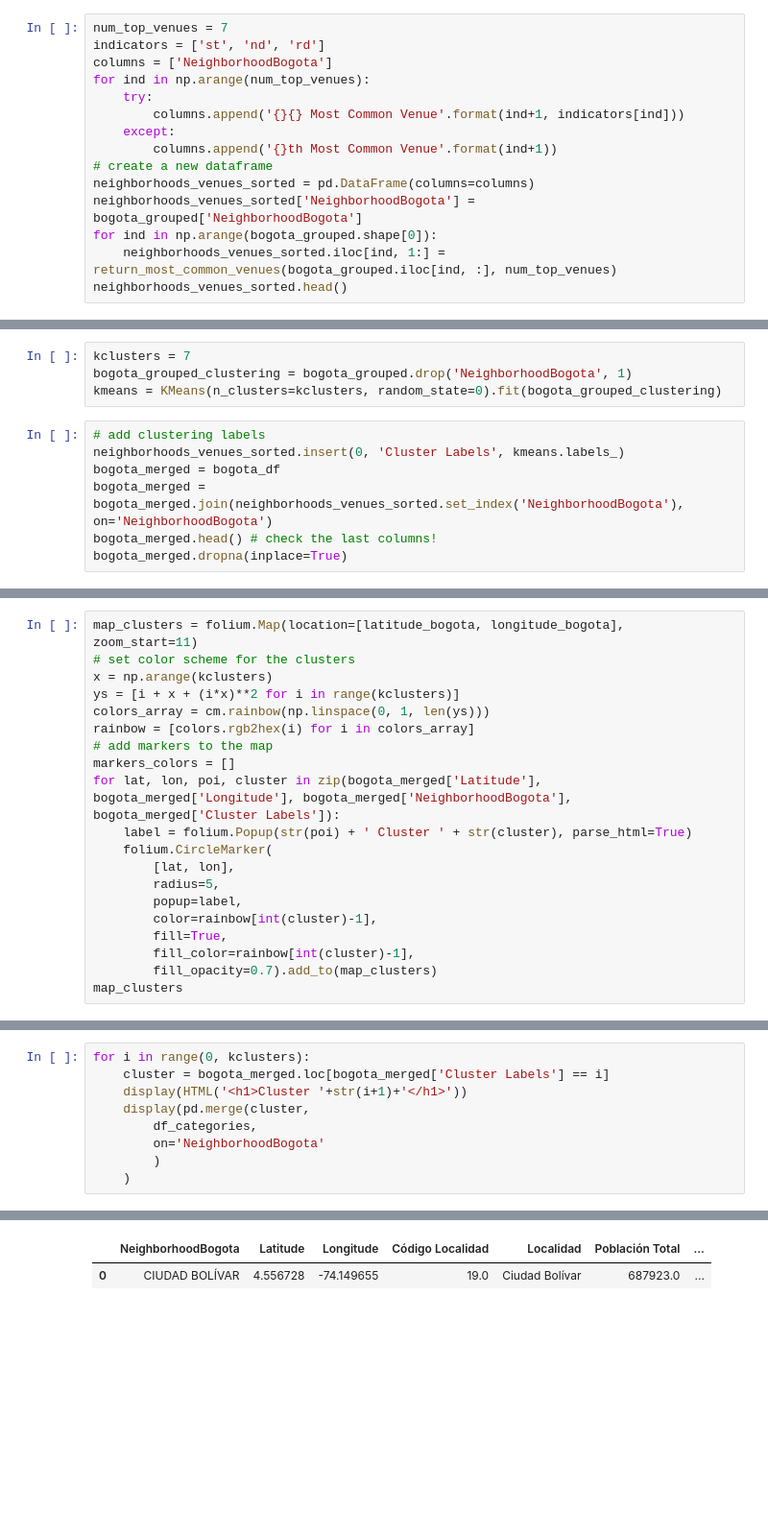
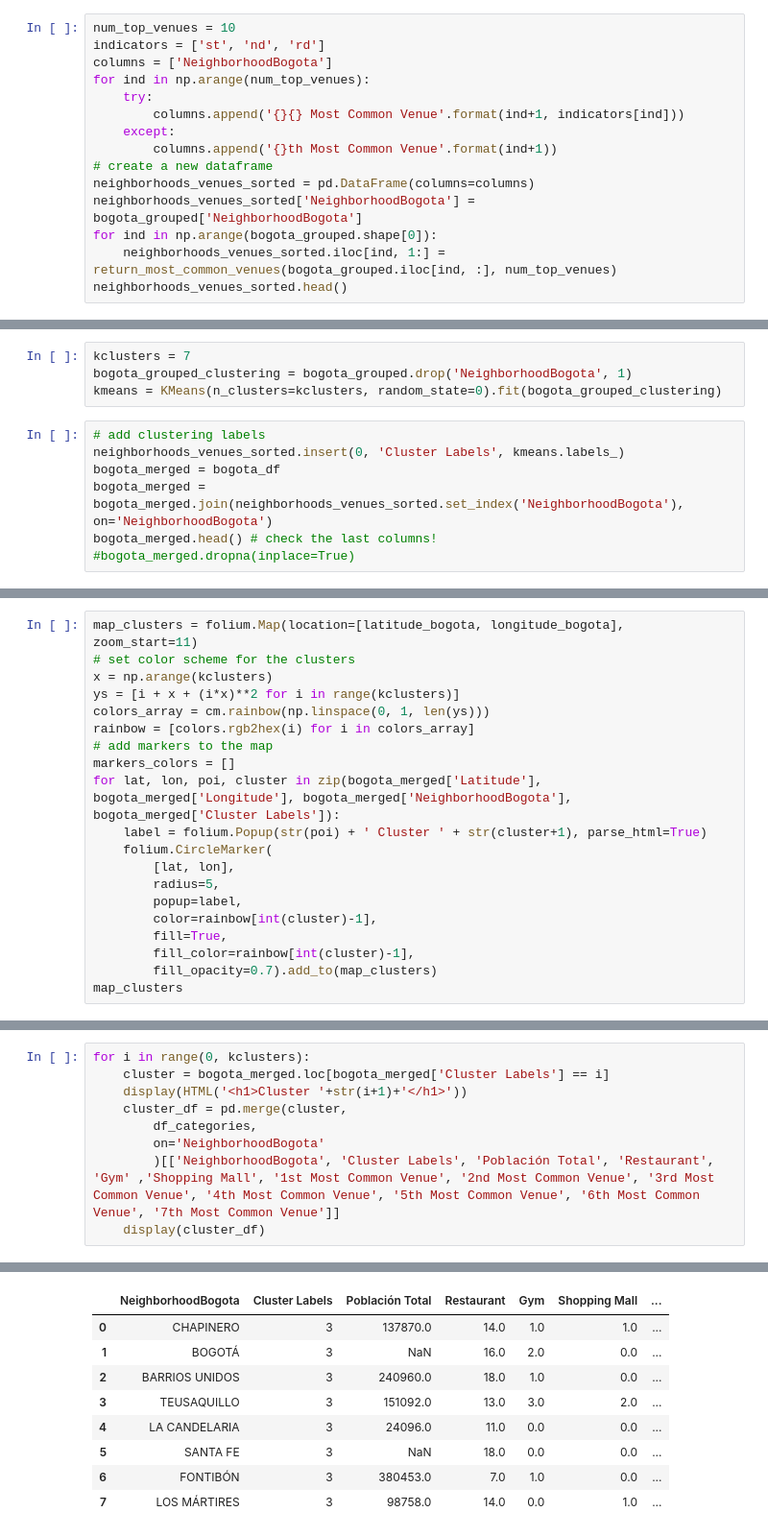
Before and after one commit to camilor2611/Coursera_Capstone, a Jupyter notebook: finalProject/final.ipynb, the cells around one changed output, grey strips where cells are left out. Shown at 96% size. Drawn from its saved outputs; the diff is of its cells as text; blank space fills up the shorter version.

```diff
--- a/finalProject/final.ipynb
+++ b/finalProject/final.ipynb
@@ -232,7 +232,7 @@ def return_most_common_venues(row, num_top_venues):
 # %% [markdown]
 we find the most frequent places for each neighborhood
 # %%
-num_top_venues = 7
+num_top_venues = 10
 indicators = ['st', 'nd', 'rd']
 columns = ['NeighborhoodBogota']
 for ind in np.arange(num_top_venues):
@@ -265,4 +265,4 @@ neighborhoods_venues_sorted.insert(0, 'Cluster Labels', kmeans.labels_)
 bogota_merged = bogota_df
 bogota_merged = bogota_merged.join(neighborhoods_venues_sorted.set_index('NeighborhoodBogota'), on='NeighborhoodBogota')
 bogota_merged.head() # check the last columns!
-bogota_merged.dropna(inplace=True)
+#bogota_merged.dropna(inplace=True)
@@ -276,7 +283,7 @@ rainbow = [colors.rgb2hex(i) for i in colors_array]
 # add markers to the map
 markers_colors = []
 for lat, lon, poi, cluster in zip(bogota_merged['Latitude'], bogota_merged['Longitude'], bogota_merged['NeighborhoodBogota'], bogota_merged['Cluster Labels']):
-    label = folium.Popup(str(poi) + ' Cluster ' + str(cluster), parse_html=True)
+    label = folium.Popup(str(poi) + ' Cluster ' + str(cluster+1), parse_html=True)
     folium.CircleMarker(
         [lat, lon],
         radius=5,
@@ -292,10 +299,10 @@ map_clusters
 for i in range(0, kclusters):
     cluster = bogota_merged.loc[bogota_merged['Cluster Labels'] == i]
     display(HTML('<h1>Cluster '+str(i+1)+'</h1>'))
-    display(pd.merge(cluster,
+    cluster_df = pd.merge(cluster,
         df_categories,
         on='NeighborhoodBogota'
-        )
-    )
+        )[['NeighborhoodBogota', 'Cluster Labels', 'Población Total', 'Restaurant', 'Gym' ,'Shopping Mall', '1st Most Common Venue', '2nd Most Common Venue', '3rd Most Common Venue', '4th Most Common Venue', '5th Most Common Venue', '6th Most Common Venue', '7th Most Common Venue']]
+    display(cluster_df)
 # %% [output]
 Cluster 1
@@ -316,4 +324,11 @@ Cluster 3
 Cluster 4
-|  | NeighborhoodBogota | Latitude | Longitude | Código Localidad | Localidad | Población Total | ... |
-| 0 | CIUDAD BOLÍVAR | 4.556728 | -74.149655 | 19.0 | Ciudad Bolívar | 687923.0 | ... |
+|  | NeighborhoodBogota | Cluster Labels | Población Total | Restaurant | Gym | Shopping Mall | ... |
+| 0 | CHAPINERO | 3 | 137870.0 | 14.0 | 1.0 | 1.0 | ... |
+| 1 | BOGOTÁ | 3 | NaN | 16.0 | 2.0 | 0.0 | ... |
+| 2 | BARRIOS UNIDOS | 3 | 240960.0 | 18.0 | 1.0 | 0.0 | ... |
+| 3 | TEUSAQUILLO | 3 | 151092.0 | 13.0 | 3.0 | 2.0 | ... |
+| 4 | LA CANDELARIA | 3 | 24096.0 | 11.0 | 0.0 | 0.0 | ... |
+| 5 | SANTA FE | 3 | NaN | 18.0 | 0.0 | 0.0 | ... |
+| 6 | FONTIBÓN | 3 | 380453.0 | 7.0 | 1.0 | 0.0 | ... |
+| 7 | LOS MÁRTIRES | 3 | 98758.0 | 14.0 | 0.0 | 1.0 | ... |
 Cluster 5
```
Also changed, not shown: parts of 6 cells of this notebook, 11 other files.
